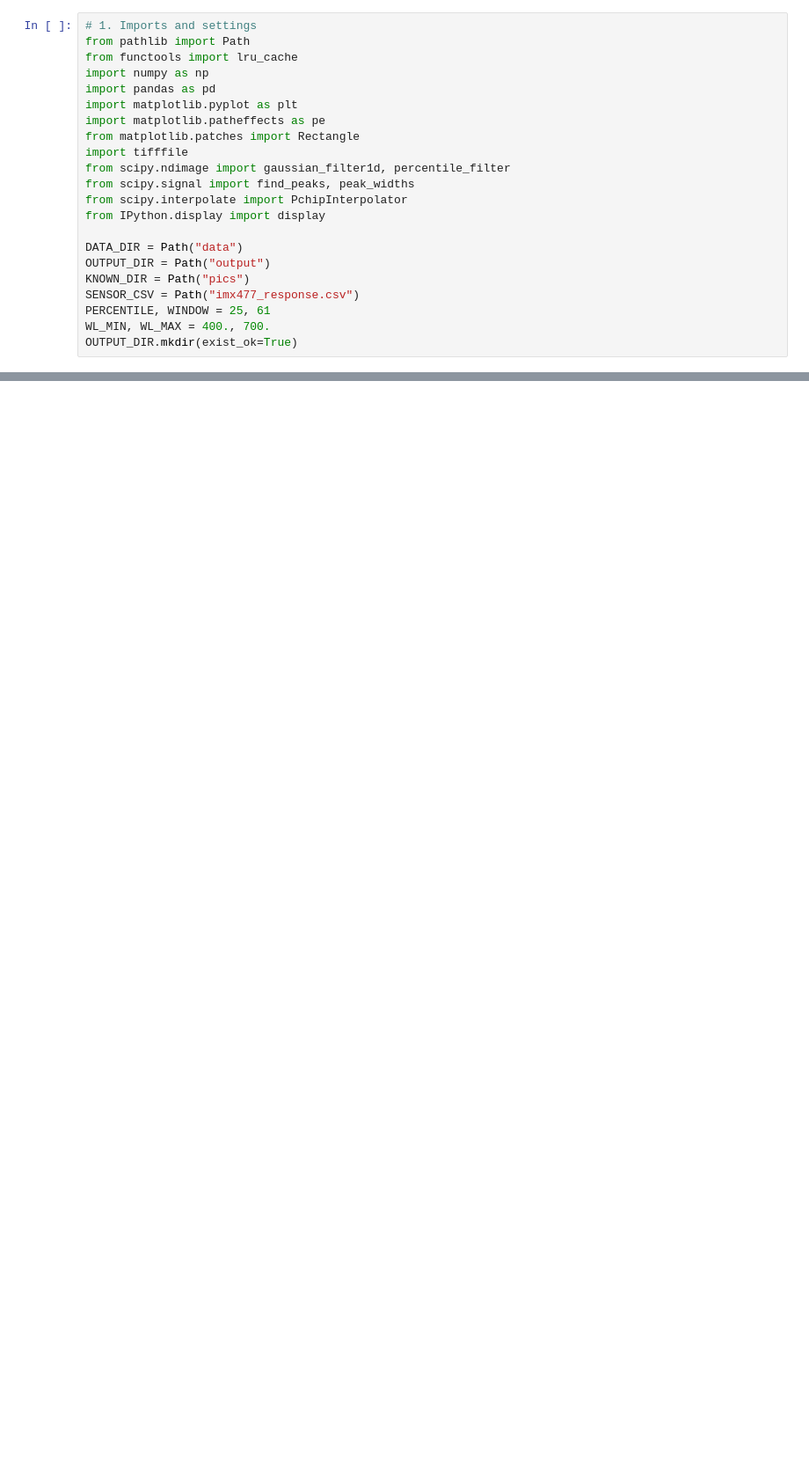
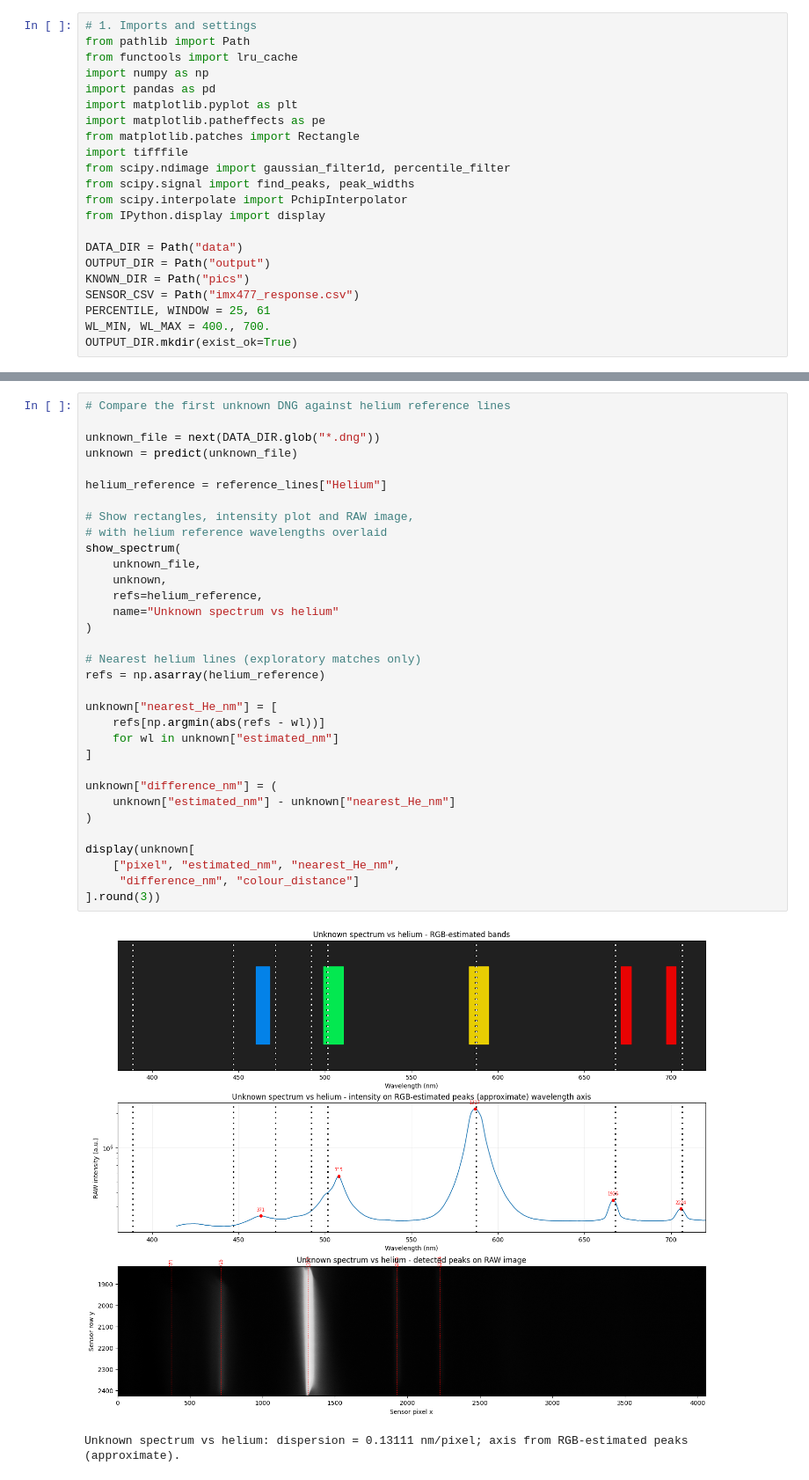
Before and after one commit to sngyx/Spectroscopy, a Jupyter notebook: spectroscopy_fast.ipynb, the cells around one changed output, grey strips where cells are left out. Shown at 88% size. Cells and saved outputs as stored; diff of their text form; blank space fills up the shorter version.

```diff
--- a/spectroscopy_fast.ipynb
+++ b/spectroscopy_fast.ipynb
@@ -356,0 +453,36 @@ print("Inspect whether the dashed baseline follows the background rather than th
+# %%
+# Compare the first unknown DNG against helium reference lines
+
+unknown_file = next(DATA_DIR.glob("*.dng"))
+unknown = predict(unknown_file)
+
+helium_reference = reference_lines["Helium"]
+
+# Show rectangles, intensity plot and RAW image,
+# with helium reference wavelengths overlaid
+show_spectrum(
+    unknown_file,
+    unknown,
+    refs=helium_reference,
+    name="Unknown spectrum vs helium"
+)
+
+# Nearest helium lines (exploratory matches only)
+refs = np.asarray(helium_reference)
+
+unknown["nearest_He_nm"] = [
+    refs[np.argmin(abs(refs - wl))]
+    for wl in unknown["estimated_nm"]
+]
+
+unknown["difference_nm"] = (
+    unknown["estimated_nm"] - unknown["nearest_He_nm"]
+)
+
+display(unknown[
+    ["pixel", "estimated_nm", "nearest_He_nm",
+     "difference_nm", "colour_distance"]
+].round(3))
+# %% [output]
+[figure, added]
+Unknown spectrum vs helium: dispersion = 0.13111 nm/pixel; axis from RGB-estimated peaks (approximate).
```
Also changed, not shown: parts of 6 cells of this notebook.
